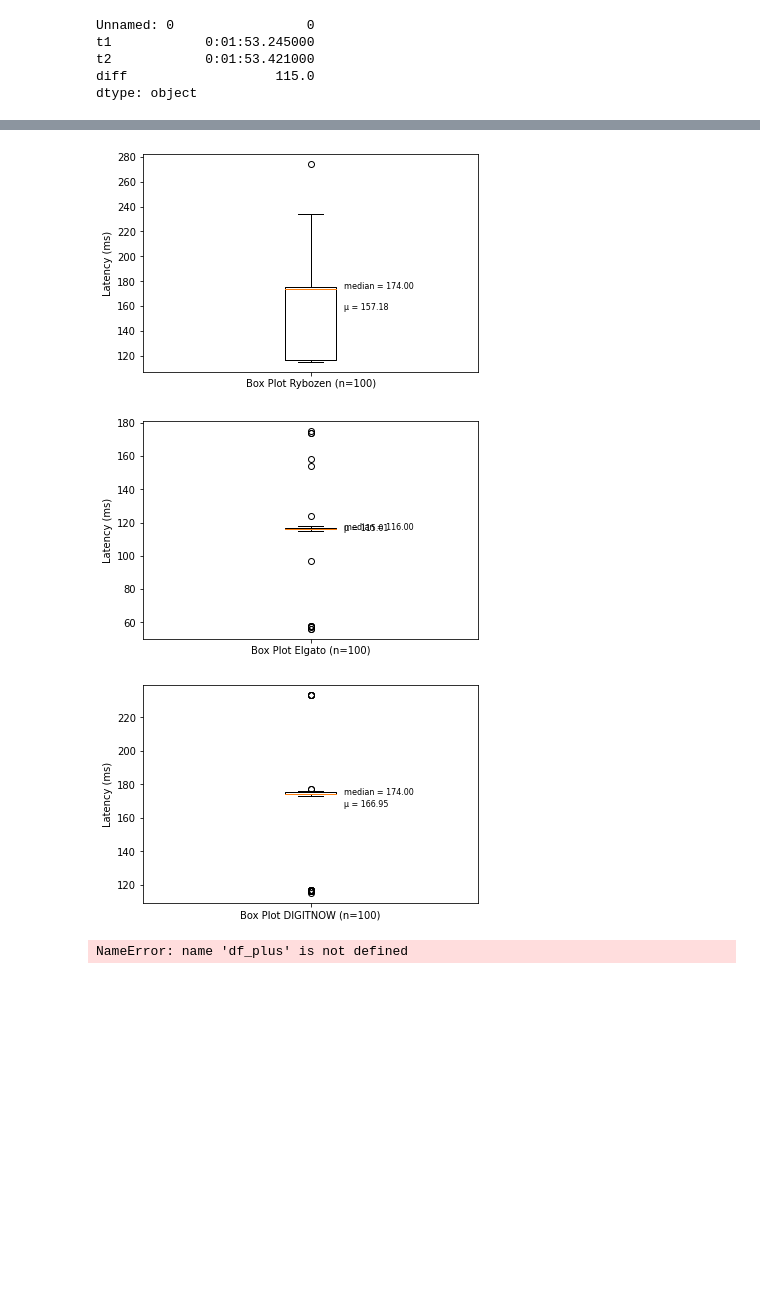
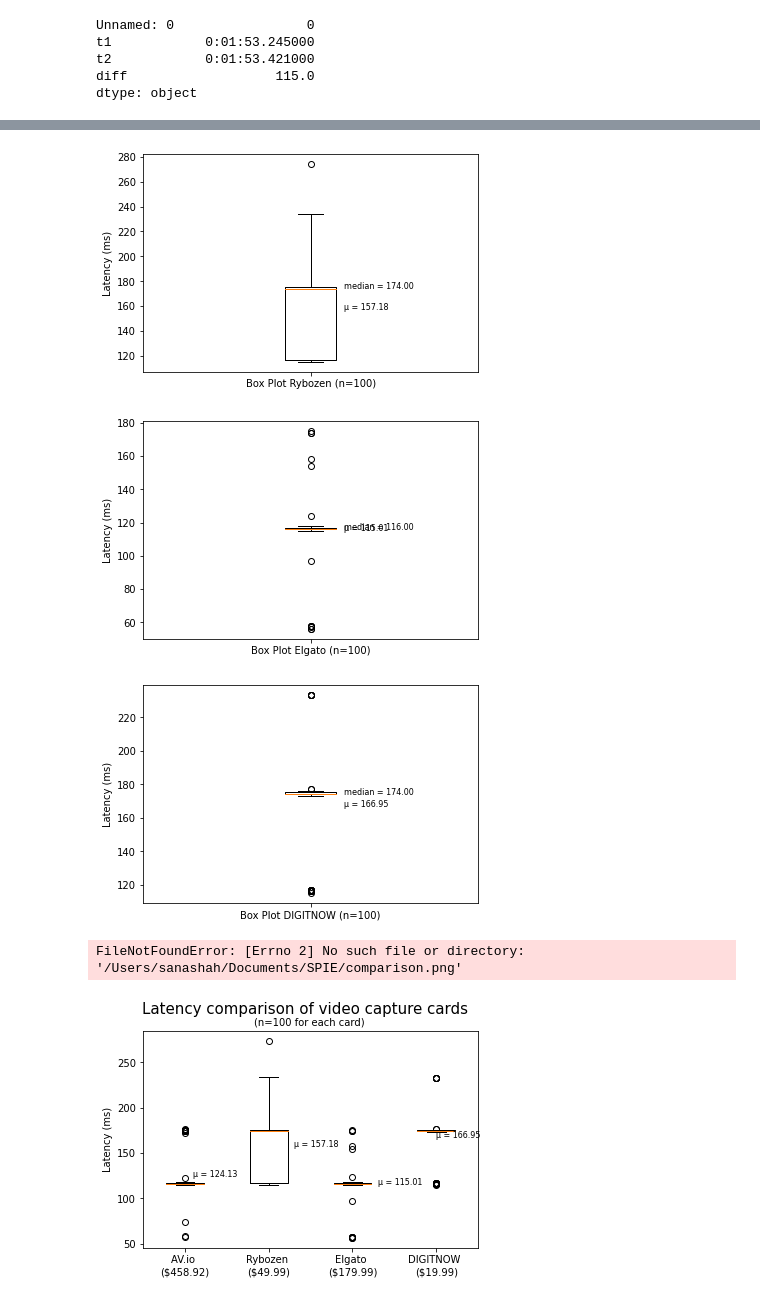
Before and after one commit to sanashah007/SPIE, a Jupyter notebook: final_preprocess.ipynb, the cells around one changed output, grey strips where cells are left out. Drawn from its saved outputs; the diff is of its cells as text; code cells hidden in the pictures; blank space fills up the shorter version.

```diff
--- a/final_preprocess.ipynb
+++ b/final_preprocess.ipynb
@@ -85,36 +85,37 @@ plt.show()
 plt.boxplot([df_Elgato["diff"]])
 plt.xticks([1], ["Box Plot Elgato (n=100)"])
 plt.ylabel("Latency (ms)")
 plt.text(1.1, df_Elgato['diff'].mean(), f"\u03BC = {df_Elgato['diff'].mean():0.2f}", fontsize=8)
 plt.text(1.1, df_Elgato['diff'].median(), f"median = {df_Elgato['diff'].median():0.2f}", fontsize=8)
 plt.show()
 
 plt.boxplot([df_DIGITNOW["diff"]])
 plt.xticks([1], ["Box Plot DIGITNOW (n=100)"])
 plt.ylabel("Latency (ms)")
 plt.text(1.1, df_DIGITNOW['diff'].mean(), f"\u03BC = {df_DIGITNOW['diff'].mean():0.2f}", fontsize=8)
 plt.text(1.1, df_DIGITNOW['diff'].median(), f"median = {df_DIGITNOW['diff'].median():0.2f}", fontsize=8)
 plt.show()
 
 index = ['AV.io ','Rybozen ','Elgato ','DIGITNOW ']
-plt.boxplot([df_AVIO["diff"],df_Rybozen["diff"],df_plus["diff"],df_last["diff"]])
+plt.boxplot([df_AVIO["diff"],df_Rybozen["diff"],df_Elgato["diff"],df_DIGITNOW["diff"]])
 plt.xticks([1,2,3,4,],['AV.io \n($458.92)','Rybozen \n($49.99)','Elgato \n($179.99)','DIGITNOW \n($19.99)'])
 plt.ylabel("Latency (ms)")
 plt.text(1.1, df_AVIO['diff'].mean(), f"\u03BC = {df_AVIO['diff'].mean():0.2f}", fontsize=8)
 plt.text(2.3, df_Rybozen['diff'].mean(), f"\u03BC = {df_Rybozen['diff'].mean():0.2f}", fontsize=8)
 plt.text(3.3, df_Elgato['diff'].mean(), f"\u03BC = {df_Elgato['diff'].mean():0.2f}", fontsize=8)
 plt.text(4.0, df_DIGITNOW['diff'].mean(), f"\u03BC = {df_DIGITNOW['diff'].mean():0.2f}", fontsize=8)
 plt.title('(n=100 for each card) ', fontsize = 10)
 plt.suptitle('Latency comparison of video capture cards', fontsize = 15)
 
-plt.savefig('/Users/sanashah/Documents/SPIE/comparison.png')
+plt.savefig('comparison.png')
 plt.show()
 # %% [output]
 [figure]
 [figure]
 [figure]
 [figure]
-NameError: name 'df_plus' is not defined
+FileNotFoundError: [Errno 2] No such file or directory: '/Users/sanashah/Documents/SPIE/comparison.png'
+[figure, added]
 # %%
 plt.hist(df_AVIO["diff"])
 #plt.title(f"Epiphan {df_epiphan['diff'].mean()}")
```
Also changed, not shown: 1 other file.
